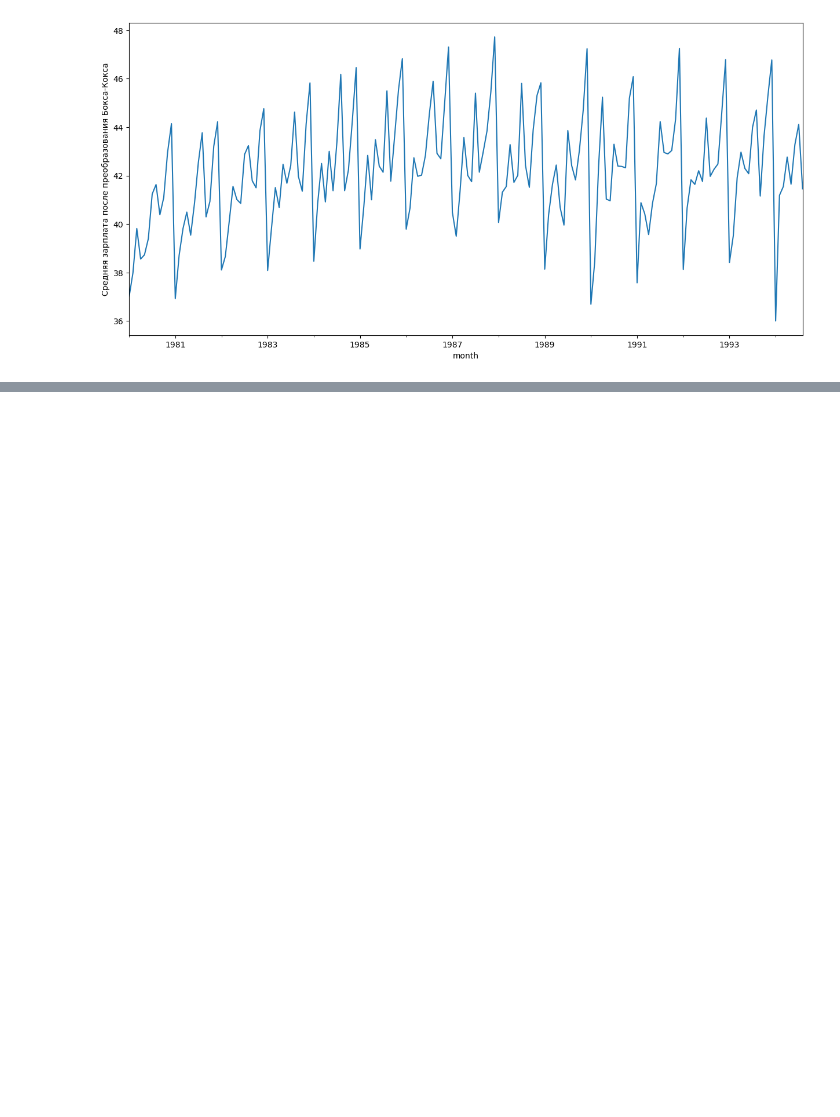
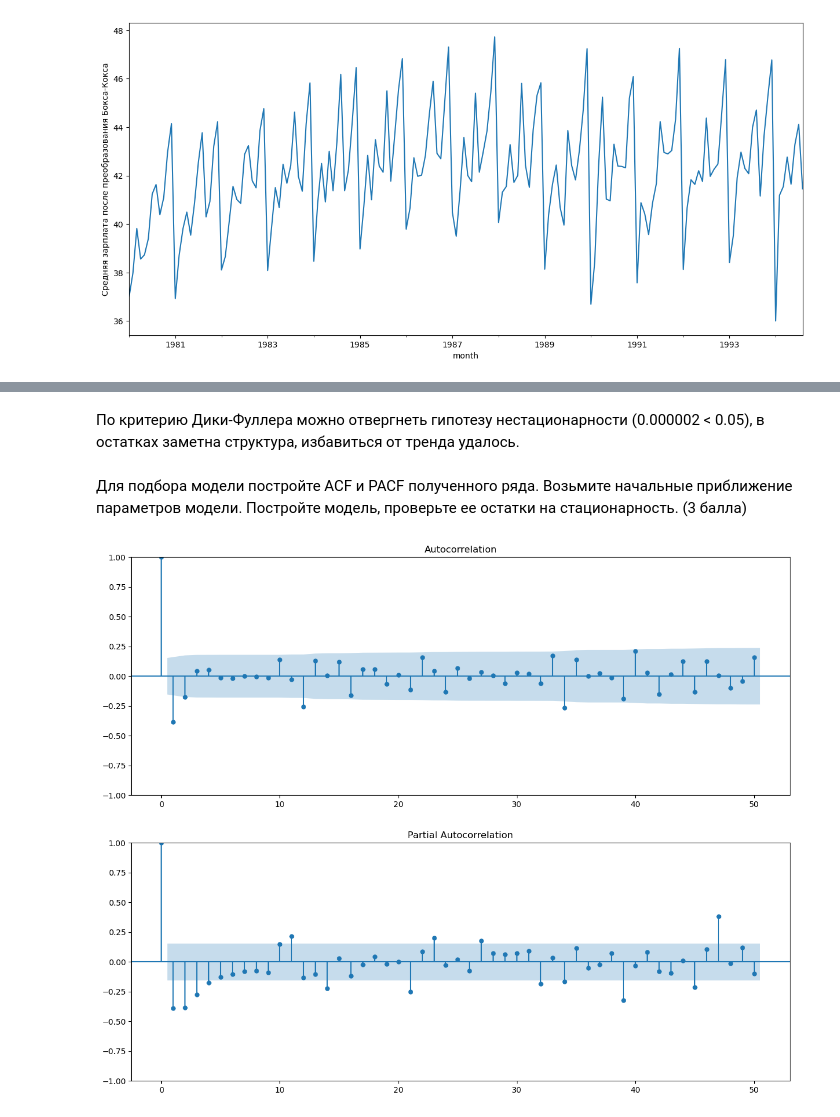
Before and after one commit to AlexanderFA/susu_search_retrieval_analysis, a Jupyter notebook: lab3/task3_1.ipynb, the cells around one changed output, grey strips where cells are left out. Cells and saved outputs as stored; diff of their text form; code cells hidden in the pictures; blank space fills up the shorter version.

Commit message:
Lab 3 - 3,4,5 (seazonal and simple differentiation, ACF, PACF)

```diff
--- a/lab3/task3_1.ipynb
+++ b/lab3/task3_1.ipynb
@@ -68,0 +94,15 @@ plt.show()
+# %% [markdown]
+По критерию Дики-Фуллера можно отвергнеть гипотезу нестационарности (0.000002 < 0.05), в остатках заметна структура, избавиться от тренда удалось.
+# %% [markdown]
+Для подбора модели постройте ACF и PACF полученного ряда. Возьмите
+начальные приближение параметров модели. Постройте модель, проверьте ее
+остатки на стационарность. (3 балла)
+# %%
+plt.figure(figsize=(15,12))
+ax = plt.subplot(211)
+sm.graphics.tsa.plot_acf(df['sales_box_diff2'][13:].values.squeeze(), lags=50, ax=ax)
+ax = plt.subplot(212)
+sm.graphics.tsa.plot_pacf(df['sales_box_diff2'][13:].values.squeeze(), lags=50, ax=ax)
+plt.show()
+# %% [output]
+[figure, added]
```
Also changed, not shown: parts of 13 cells of this notebook, 1 other file.
